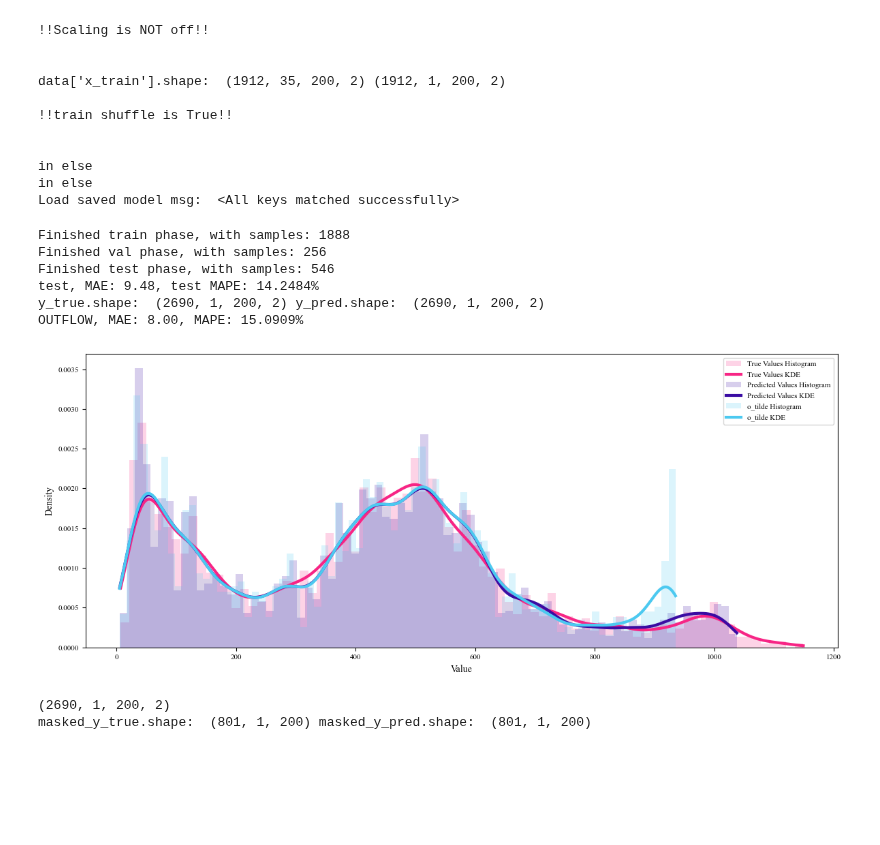
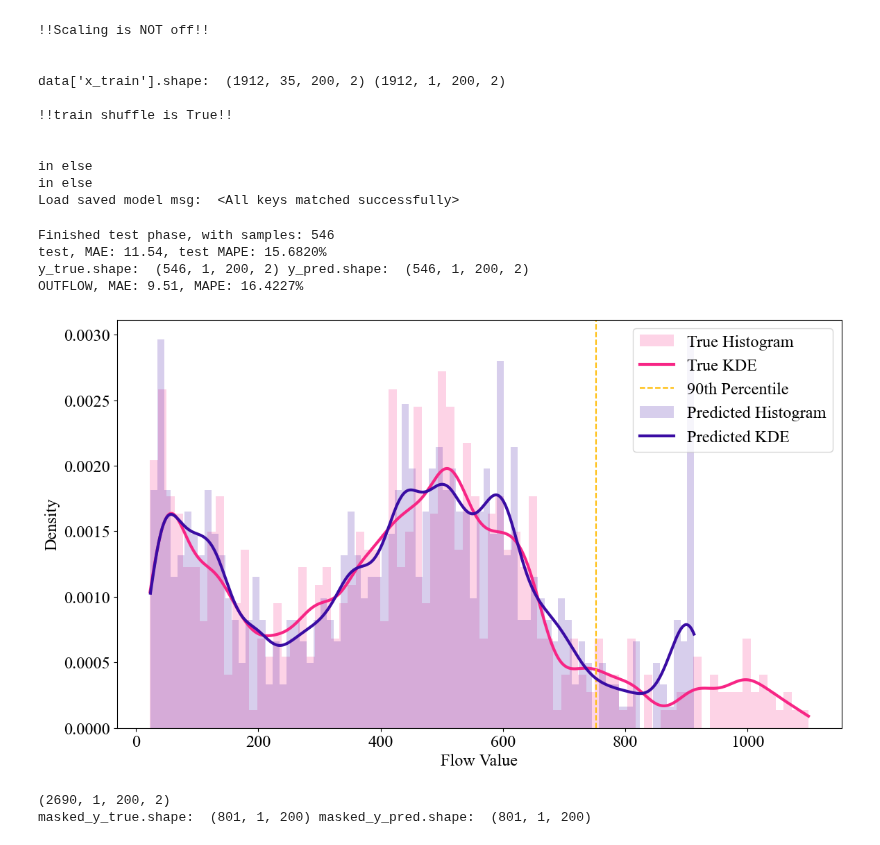
Before and after one commit to omerAJ/Hyb-STEX, a Jupyter notebook: plottingForPPR.ipynb, the cells around one changed output. Saved outputs shown, nothing was run; the diff lists cells and outputs as text; code cells hidden in the pictures; blank space fills up the shorter version.

Commit message:
add plottingForPPR

```diff
--- a/plottingForPPR.ipynb
+++ b/plottingForPPR.ipynb
@@ -18,12 +18,12 @@ import matplotlib.pyplot as plt
 # Set font family to Times New Roman and font sizes
 plt.rcParams['font.family'] = 'serif'
 plt.rcParams['font.serif'] = ['Times New Roman']
-plt.rcParams['font.size'] = 10    # For main text in figures
-plt.rcParams['axes.titlesize'] = 10  # Title of the axes
-plt.rcParams['axes.labelsize'] = 10  # Label of the axes
-plt.rcParams['xtick.labelsize'] = 8  # X-axis tick labels
-plt.rcParams['ytick.labelsize'] = 8  # Y-axis tick labels
-plt.rcParams['legend.fontsize'] = 8  # Legend font size
+plt.rcParams['font.size'] = 17.5    # For main text in figures
+plt.rcParams['axes.titlesize'] = 17.5  # Title of the axes
+plt.rcParams['axes.labelsize'] = 17.5  # Label of the axes
+plt.rcParams['xtick.labelsize'] = 17.5  # X-axis tick labels
+plt.rcParams['ytick.labelsize'] = 17.5  # Y-axis tick labels
+plt.rcParams['legend.fontsize'] = 17.5  # Legend font size
 
 # Set default text color to black
 plt.rcParams['text.color'] = '#000000'
@@ -140,7 +140,7 @@ args.num_nodes = len(graph)
 ## init model and set optimizer
 model = STSSL(args).to(args.device)
 
-args.best_path = r'D:\omer\ST-SSL\experiments\NYCTaxi\pred__seed=5\20240822-132919\common backbone ablation\best_model_bias.pth'
+args.best_path = r'D:\omer\ST-SSL\experiments\NYCTaxi\pred__seed=3\20240822-122317\common backbone ablation\best_model_pred.pth'
 state_dict = torch.load(
                 args.best_path,
                 map_location=torch.device(args.device)
@@ -202,7 +202,7 @@ def test(model, dataloader, scaler, graph, args):
     o_tilde = []
     with torch.no_grad():
         prev_len = 0
-        for phase in ["train", "val", "test"]:
+        for phase in ["test"]:
             for batch_idx, (data, target, evs, _) in enumerate(dataloader[phase]):
                 repr1, _ = model(data, graph)
                 pred_output = model.predict(repr1, evs, phase="bias")
@@ -247,12 +247,10 @@ def test(model, dataloader, scaler, graph, args):
 # %%
 _, y_true, y_pred, evs_true, evs_pred, bias, bias_scaled, o_tilde = test(model, dataloader, dataloader['scaler'], graph, args)
 # %% [output]
-Finished train phase, with samples: 1888
-Finished val phase, with samples: 256
 Finished test phase, with samples: 546
-test, MAE: 9.48, test MAPE: 14.2484%
-y_true.shape:  (2690, 1, 200, 2) y_pred.shape:  (2690, 1, 200, 2)
-OUTFLOW, MAE: 8.00, MAPE: 15.0909%
+test, MAE: 11.54, test MAPE: 15.6820%
+y_true.shape:  (546, 1, 200, 2) y_pred.shape:  (546, 1, 200, 2)
+OUTFLOW, MAE: 9.51, MAPE: 16.4227%
 # %%
 import numpy as np
 import matplotlib.pyplot as plt
@@ -261,46 +259,46 @@ from scipy.stats import gaussian_kde
 # Assuming y_true, y_pred, and o_tilde are already defined as numpy arrays
 # List of arrays with their corresponding labels and colors for plotting
 data = [
-    (y_true, 'True Values', '#f72585'),
-    (y_pred, 'Predicted Values', '#3a0ca3'),
-    (o_tilde, 'o_tilde', '#4cc9f0')
+    (y_true, 'True', '#f72585'),
+    (y_pred, 'Predicted', '#3a0ca3'),
 ]
-plt.figure(figsize=(12, 5))  # Adjust the size as needed
+plt.figure(figsize=(12, 7))  # Adjust the size as needed
 
 # Iterate over the list and plot each on the same figure
 for array, label, color in data:
     # Extract the specific slice and filter the values
     a = array[:, 0, 86, 0]
     a = a[a > 5]
 
     # Calculate the 90th percentile for the current dataset
     percentile_90 = np.percentile(a, 90)
 
     # Plot the histogram of variable 'a' on the first subplot
     plt.hist(a, bins=80, density=True, alpha=0.2, color=color, label=f'{label} Histogram')
 
     # Generate the KDE (Kernel Density Estimate)
     kde = gaussian_kde(a, bw_method=0.1)  # Adjust bandwidth with bw_method
     x_range = np.linspace(a.min(), a.max(), 1000)
 
     # Plot the KDE curve for the current dataset
     plt.plot(x_range, kde(x_range), color=color, label=f'{label} KDE', lw=3, alpha=1)
 
-    # Add a vertical line at the 90th percentile for the current dataset
-    # plt.axvline(x=percentile_90, color=color, linestyle='--', label=f'{label} 90th Percentile')
+    # If the label is 'True', plot the vertical line at the 90th percentile
+    if label == 'True':
+        plt.axvline(x=percentile_90, color="#ffbe0b", linestyle='--', label=f'90th Percentile')
 
 # Add labels, title, and legend for the histogram/KDE plot
-plt.xlabel('Value')
+plt.xlabel('Flow Value')
 plt.ylabel('Density')
-# plt.title('Comparison of Distributions (Histogram & KDE)')
 plt.legend()
-
 
 # Display the plots
 plt.tight_layout()
+
+plt.savefig('KDEPlots.png', dpi=500, bbox_inches='tight')
 plt.show()
 # %% [output]
-[figure, old version]
+[figure, new version]
 # %%
 print(y_true.shape)
 _y_true, _y_pred, _o_tilde = y_true, y_pred, o_tilde
```
Also changed, not shown: parts of 1 cell of this notebook, 12 other files.
